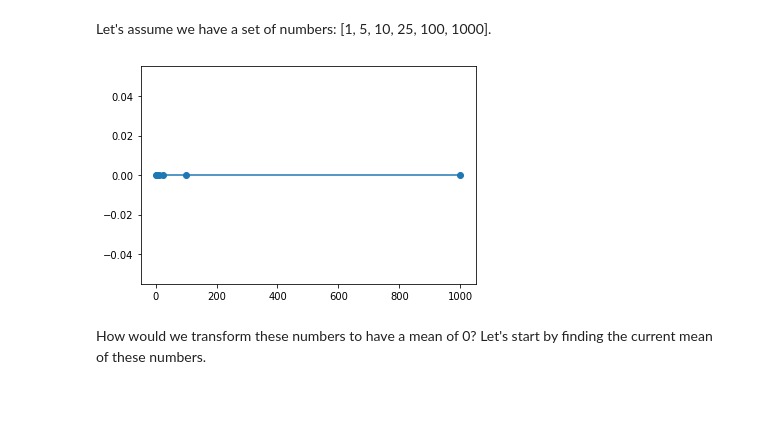
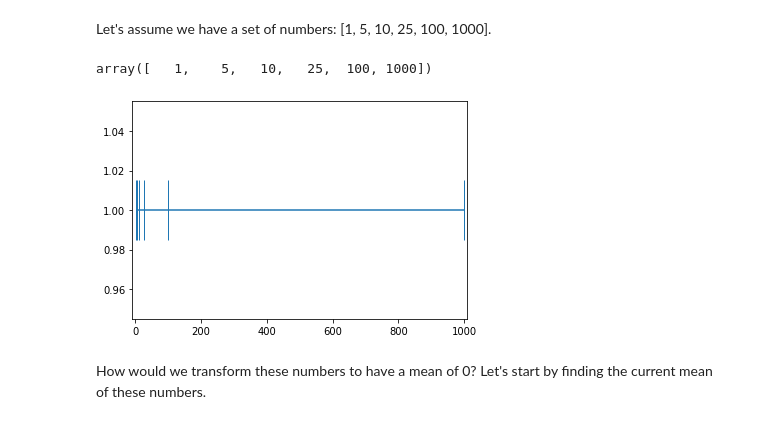
Before and after one commit to ProblemSolversGuild/blog, a Jupyter notebook: _notebooks/2021-08-16-Tabular_Normalization_Exploration.ipynb, the cells around one changed output. Saved outputs shown, nothing was run; the diff lists cells and outputs as text; code cells hidden in the pictures.

```diff
--- a/_notebooks/2021-08-16-Tabular_Normalization_Exploration.ipynb
+++ b/_notebooks/2021-08-16-Tabular_Normalization_Exploration.ipynb
@@ -21,13 +21,21 @@ Normalization is the process of converting all of the numbers so the full set of
 # %% [markdown]
 Let's assume we have a set of numbers: [1, 5, 10, 25, 100, 1000].
 # %%
-example_1 = np.array([1, 5, 10, 25, 100, 1000])
+example_1 = np.array([1, 5, 10, 25, 100, 1000]); example_1
+# %% [output]
+array([   1,    5,   10,   25,  100, 1000])
-# %%
-#hide_input
-plt.plot(example_1, [0]*len(example_1), marker='o')
-plt.show()
-# %% [output]
-[figure, removed]
+# %%
+#hide_input
+plt.hlines(1,example_1.min(),example_1.max())  # Draw a horizontal line
+plt.xlim(example_1.min()-10,example_1.max()+10)
+#plt.ylim(0.9,1.1)
+
+y = np.ones(np.shape(example_1))   # Make all y values the same
+plt.plot(example_1,y,'|',ms = 60)  # Plot a line at each location specified in a
+#plt.axis('off')
+plt.show()
+# %% [output]
+[figure, added]
 # %% [markdown]
 How would we transform these numbers to have a mean of 0?  Let's start by finding the current mean of these numbers.
 # %%
```
Also changed, not shown: parts of 5 cells of this notebook.
